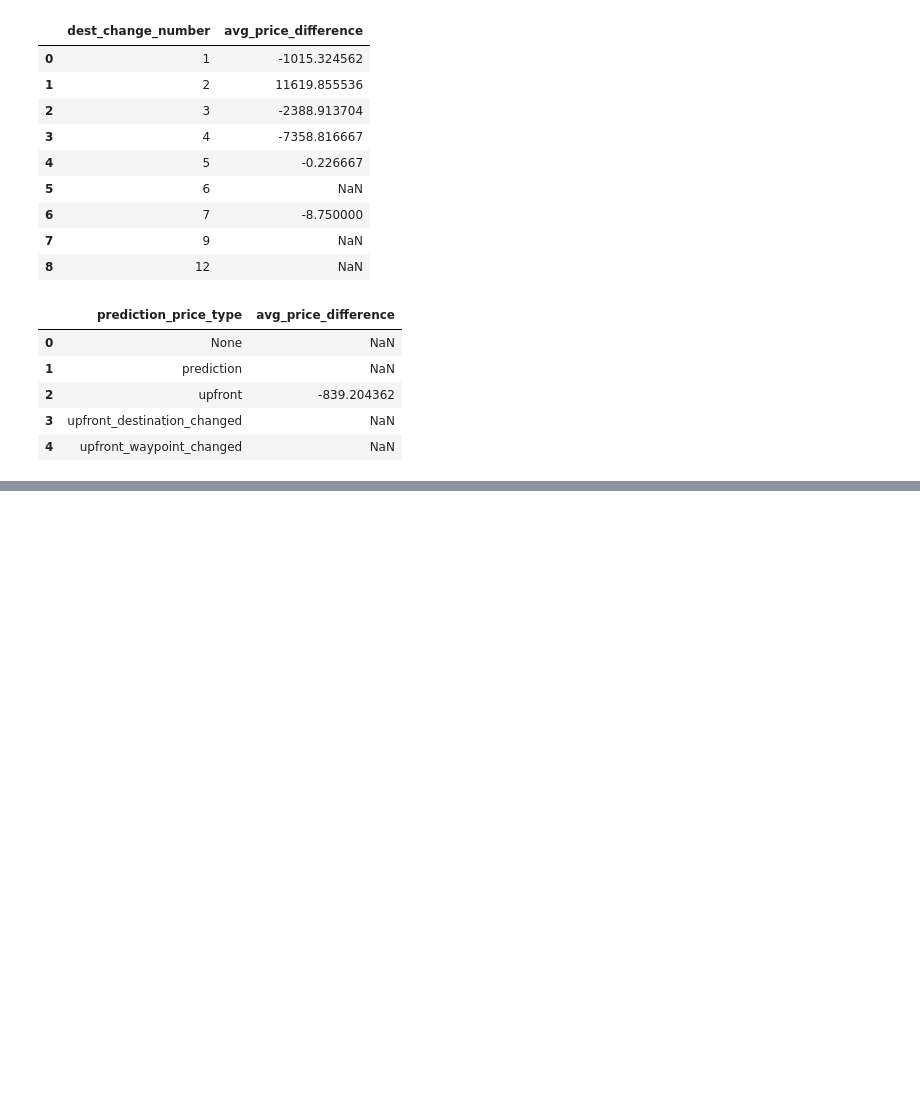
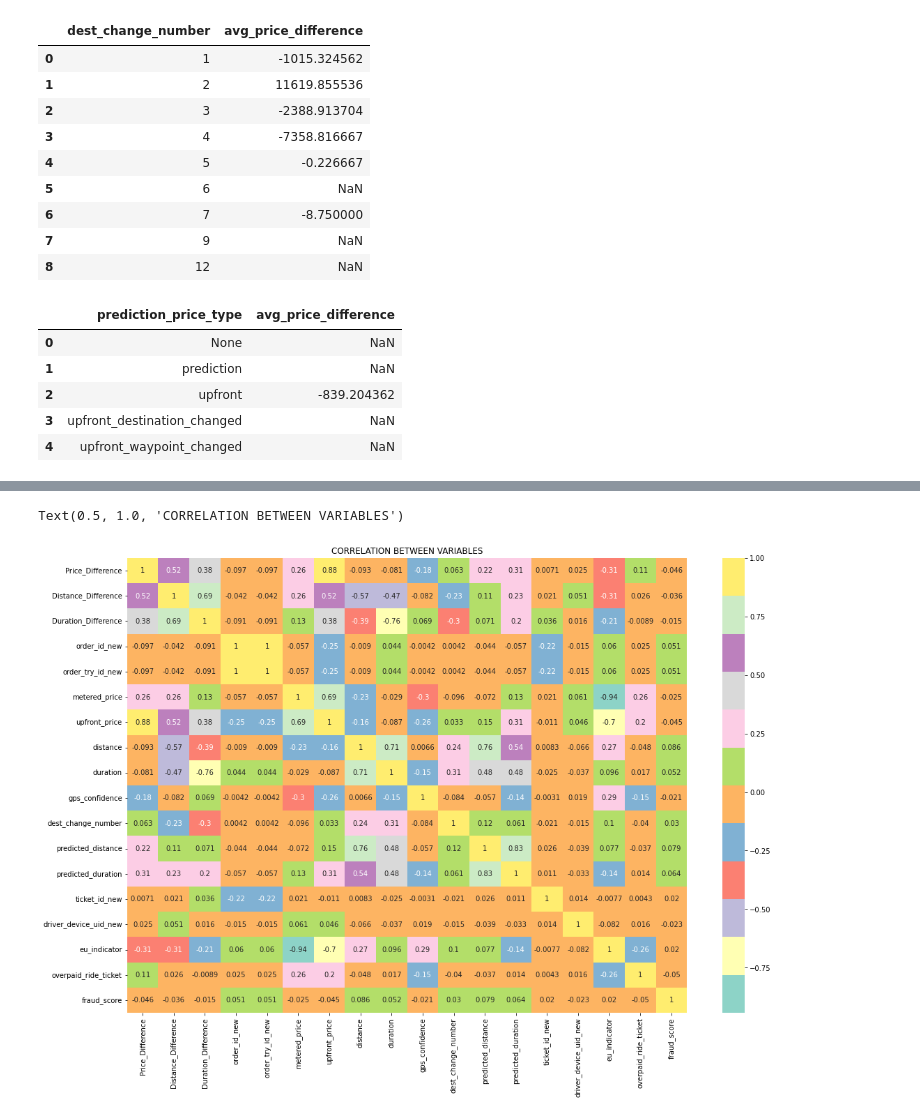
Before and after one commit to Ajeet-Yadav/Assignment, a Jupyter notebook: Bolt_Home_Assignment.ipynb, the cells around one changed output, grey strips where cells are left out. Saved outputs shown, nothing was run; the diff lists cells and outputs as text; code cells hidden in the pictures; blank space fills up the shorter version.

```diff
--- a/Bolt_Home_Assignment.ipynb
+++ b/Bolt_Home_Assignment.ipynb
@@ -296,0 +300,8 @@ plt.show()
+# %%
+#Heatmap from searborn library
+df_corr = dff.corr()
+sns.heatmap(df_corr, cmap =sns.color_palette("Set3"),annot = True)
+plt.title("CORRELATION BETWEEN VARIABLES")
+# %% [output]
+Text(0.5, 1.0, 'CORRELATION BETWEEN VARIABLES')
+[figure, added]
```
Also changed, not shown: parts of 8 cells of this notebook.
